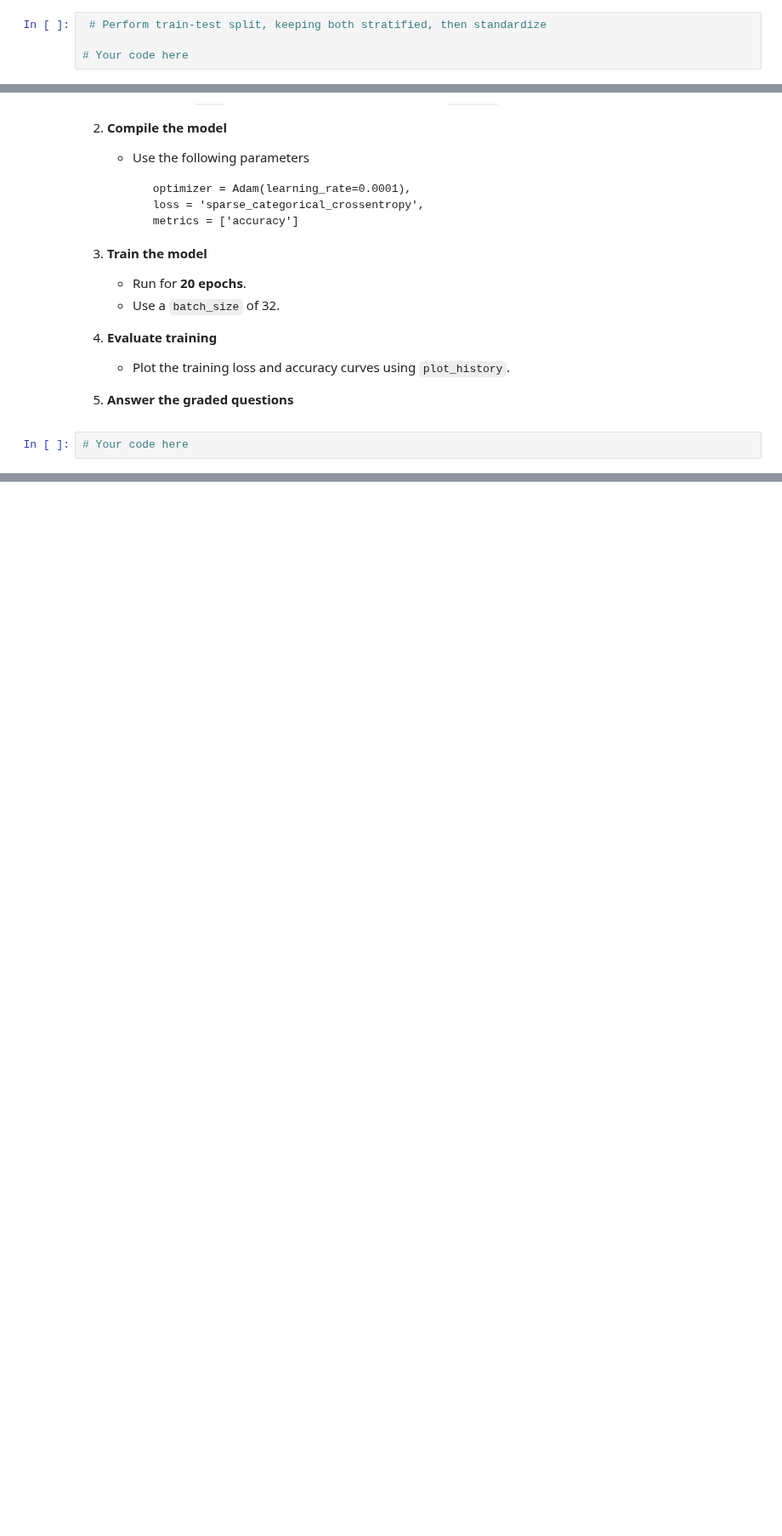
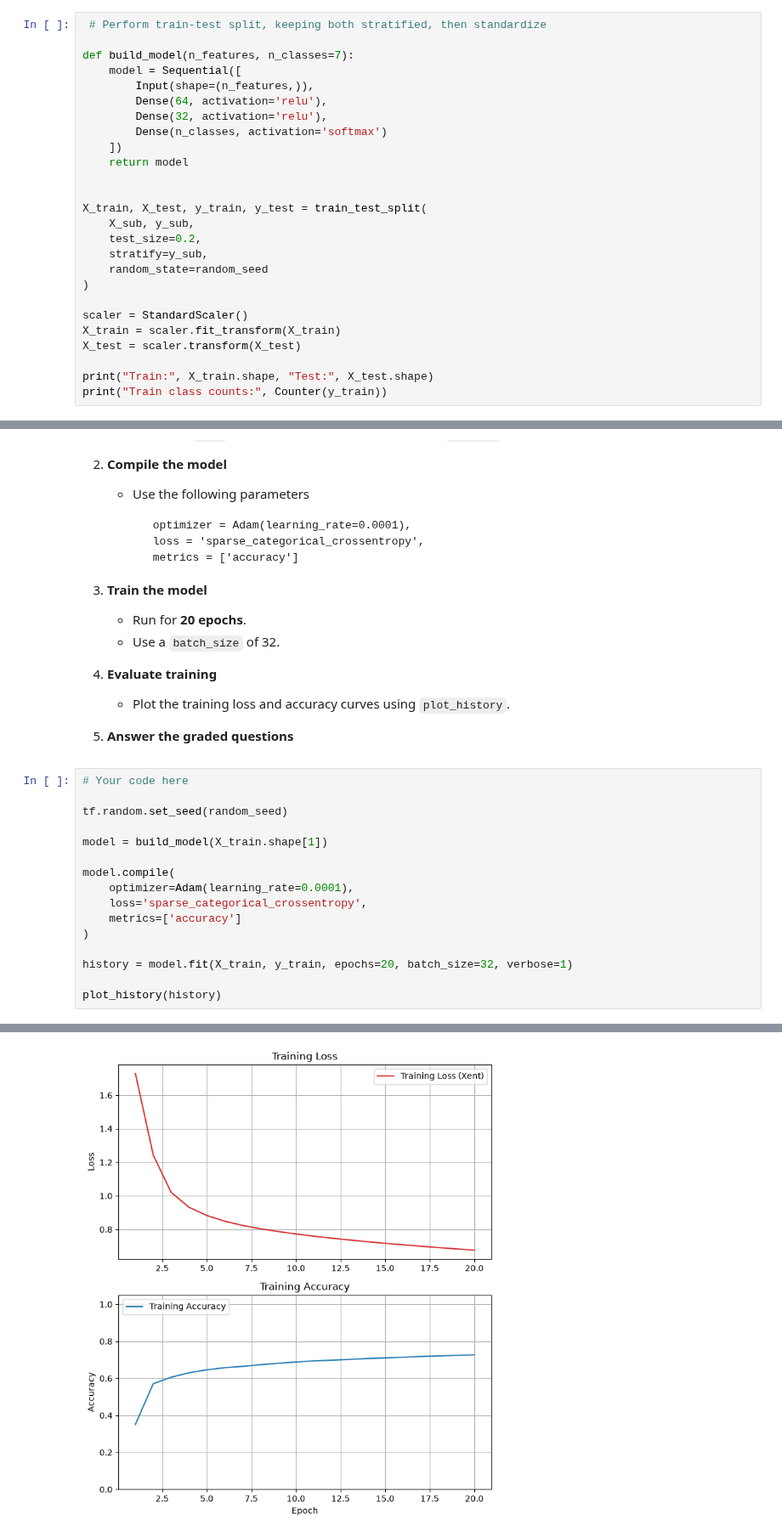
Before and after one commit to g-poklitar/DX703-HW, a Jupyter notebook: Homework_02 (2).ipynb, the cells around one changed output, grey strips where cells are left out. Shown at 85% size. Drawn from its saved outputs; the diff is of its cells as text; blank space fills up the shorter version.

```diff
--- a/Homework_02 (2).ipynb
+++ b/Homework_02 (2).ipynb
@@ -121,4 +141,26 @@ As in Homework 1, follow these three steps:
 # %%
  # Perform train-test split, keeping both stratified, then standardize
 
-# Your code here
+def build_model(n_features, n_classes=7):
+    model = Sequential([
+        Input(shape=(n_features,)),
+        Dense(64, activation='relu'),
+        Dense(32, activation='relu'),
+        Dense(n_classes, activation='softmax')
+    ])
+    return model
+
+
+X_train, X_test, y_train, y_test = train_test_split(
+    X_sub, y_sub,
+    test_size=0.2,
+    stratify=y_sub,
+    random_state=random_seed
+)
+
+scaler = StandardScaler()
+X_train = scaler.fit_transform(X_train)
+X_test = scaler.transform(X_test)
+
+print("Train:", X_train.shape, "Test:", X_test.shape)
+print("Train class counts:", Counter(y_train))
@@ -152,3 +197,18 @@ As in Homework 1, follow these three steps:
 6. **Answer the graded questions**
 # %%
 # Your code here
+
+tf.random.set_seed(random_seed)
+
+model = build_model(X_train.shape[1])
+
+model.compile(
+    optimizer=Adam(learning_rate=0.0001),
+    loss='sparse_categorical_crossentropy',
+    metrics=['accuracy']
+)
+
+history = model.fit(X_train, y_train, epochs=20, batch_size=32, verbose=1)
+
+plot_history(history)
+# %% [output]
@@ -154,0 +232 @@ As in Homework 1, follow these three steps:
+[figure, added]
```
Also changed, not shown: parts of 27 cells of this notebook.
